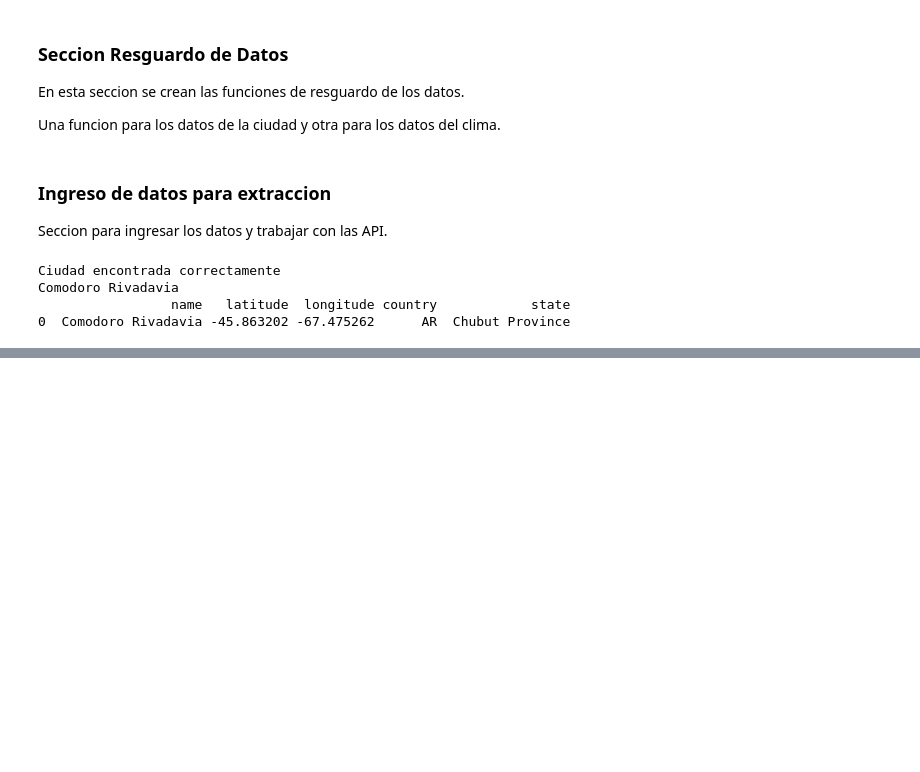
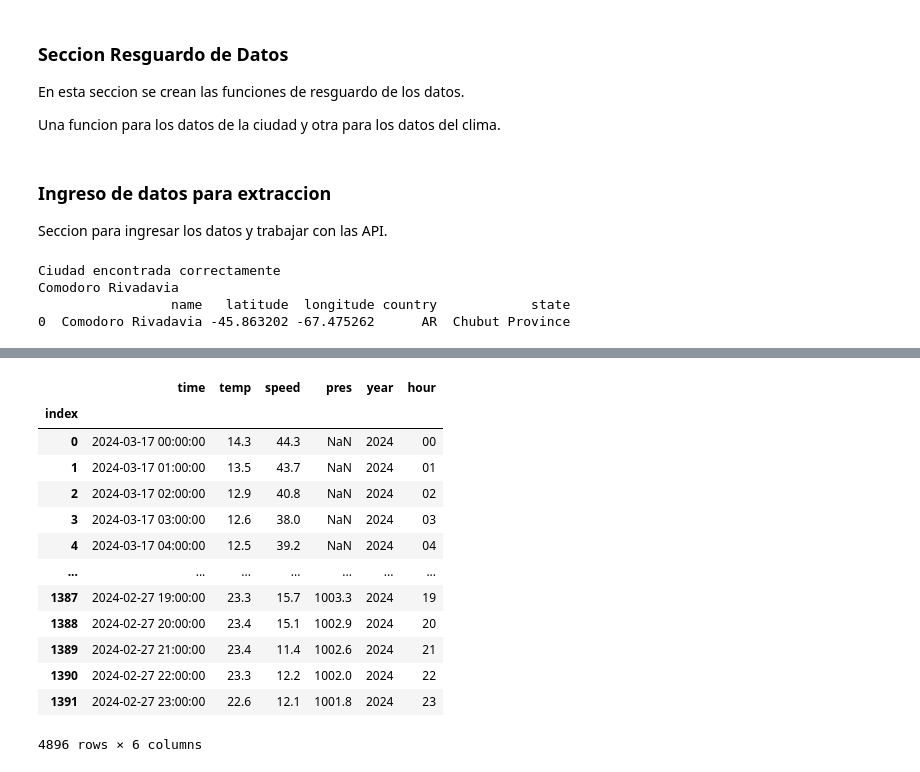
Before and after one commit to SELF-msselve/API-Extract, a Jupyter notebook: EduardoFarina-TP1.ipynb, the cells around one changed output, grey strips where cells are left out. Saved outputs shown, nothing was run; the diff lists cells and outputs as text; code cells hidden in the pictures; blank space fills up the shorter version.

```diff
--- a/EduardoFarina-TP1.ipynb
+++ b/EduardoFarina-TP1.ipynb
@@ -189,0 +290,18 @@ saveDataParquet(weather,cityCoord)
+# %%
+df.rename(columns={'temperature_2m': 'temp', 'wind_speed_10m': 'speed', 'surface_pressure': 'pres'}, inplace=True)
+df
+# %% [output]
+|  | time | temp | speed | pres | year | hour |
+| index |  |  |  |  |  |  |
+| 0 | 2024-03-17 00:00:00 | 14.3 | 44.3 | NaN | 2024 | 00 |
+| 1 | 2024-03-17 01:00:00 | 13.5 | 43.7 | NaN | 2024 | 01 |
+| 2 | 2024-03-17 02:00:00 | 12.9 | 40.8 | NaN | 2024 | 02 |
+| 3 | 2024-03-17 03:00:00 | 12.6 | 38.0 | NaN | 2024 | 03 |
+| 4 | 2024-03-17 04:00:00 | 12.5 | 39.2 | NaN | 2024 | 04 |
+| ... | ... | ... | ... | ... | ... | ... |
+| 1387 | 2024-02-27 19:00:00 | 23.3 | 15.7 | 1003.3 | 2024 | 19 |
+| 1388 | 2024-02-27 20:00:00 | 23.4 | 15.1 | 1002.9 | 2024 | 20 |
+| 1389 | 2024-02-27 21:00:00 | 23.4 | 11.4 | 1002.6 | 2024 | 21 |
+| 1390 | 2024-02-27 22:00:00 | 23.3 | 12.2 | 1002.0 | 2024 | 22 |
+| 1391 | 2024-02-27 23:00:00 | 22.6 | 12.1 | 1001.8 | 2024 | 23 |
+4896 rows × 6 columns
```
Also changed, not shown: parts of 14 cells of this notebook, 1 other file.
